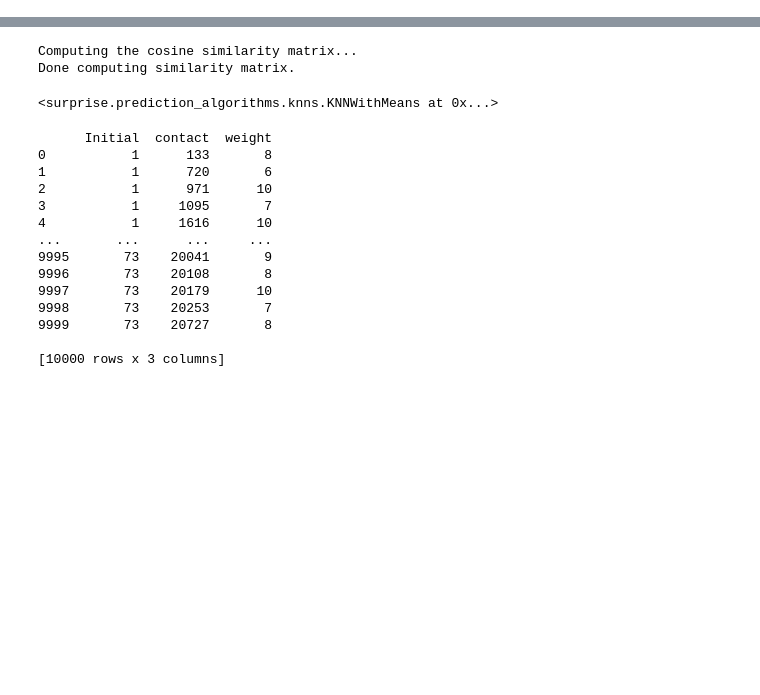
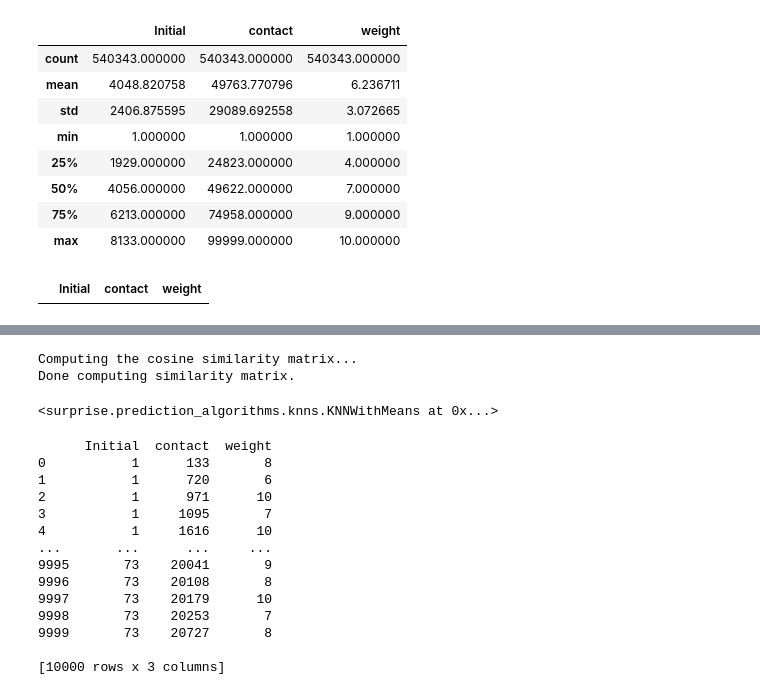
Before and after one commit to IskandaF/teamlab, a Jupyter notebook: notebooks/experiments/surprise.ipynb, the cells around one changed output, grey strips where cells are left out. Drawn from its saved outputs; the diff is of its cells as text; code cells hidden in the pictures; blank space fills up the shorter version.

Commit message:
updated data and notebooks

```diff
--- a/notebooks/experiments/surprise.ipynb
+++ b/notebooks/experiments/surprise.ipynb
@@ -5,3 +7,16 @@ from surprise import Reader
 # %%
-csv="../../data/external/libimseti/out.tsv"
+csv="../../data/external/libimseti/rating(10000).csv"
+df=pd.read_csv(csv,sep=';',header=0)
+# %%
+df.describe()
+# %% [output]
+|  | Initial | contact | weight |
+| count | 540343.000000 | 540343.000000 | 540343.000000 |
+| mean | 4048.820758 | 49763.770796 | 6.236711 |
+| std | 2406.875595 | 29089.692558 | 3.072665 |
+| min | 1.000000 | 1.000000 | 1.000000 |
+| 25% | 1929.000000 | 24823.000000 | 4.000000 |
+| 50% | 4056.000000 | 49622.000000 | 7.000000 |
+| 75% | 6213.000000 | 74958.000000 | 9.000000 |
+| max | 8133.000000 | 99999.000000 | 10.000000 |
 # %%
@@ -13,3 +28,7 @@ reader = Reader(rating_scale=(1, 10))
 data = Dataset.load_from_df(df[["Initial", "contact", "weight"]], reader)
 # Loads the builtin Movielens-100k data
 movielens = Dataset.load_builtin('ml-100k')
+# %%
+df.loc[(df["Initial"]==1) & (df["contact"]==2)]
+# %% [output]
+|  | Initial | contact | weight |
```
Also changed, not shown: parts of 5 cells of this notebook, 8 other files.
